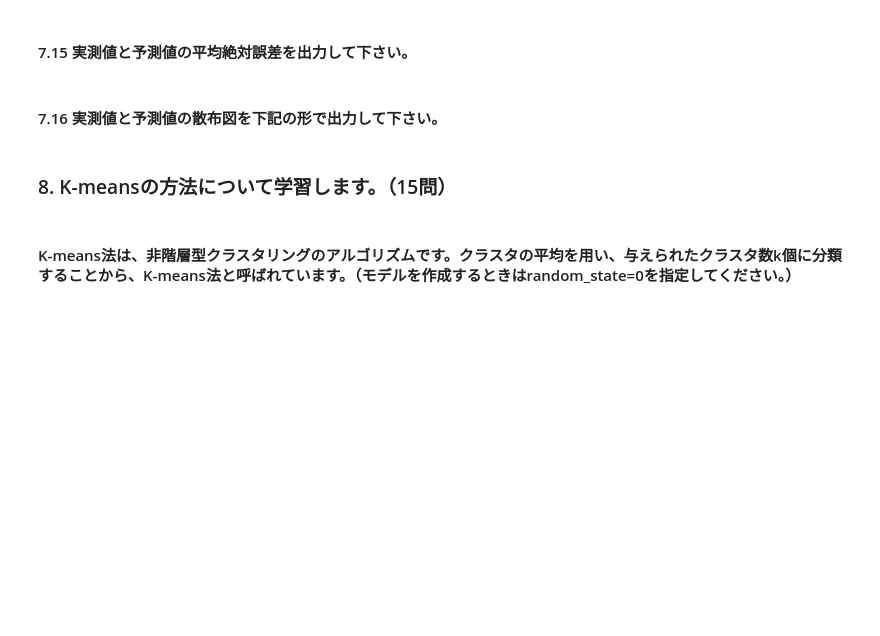
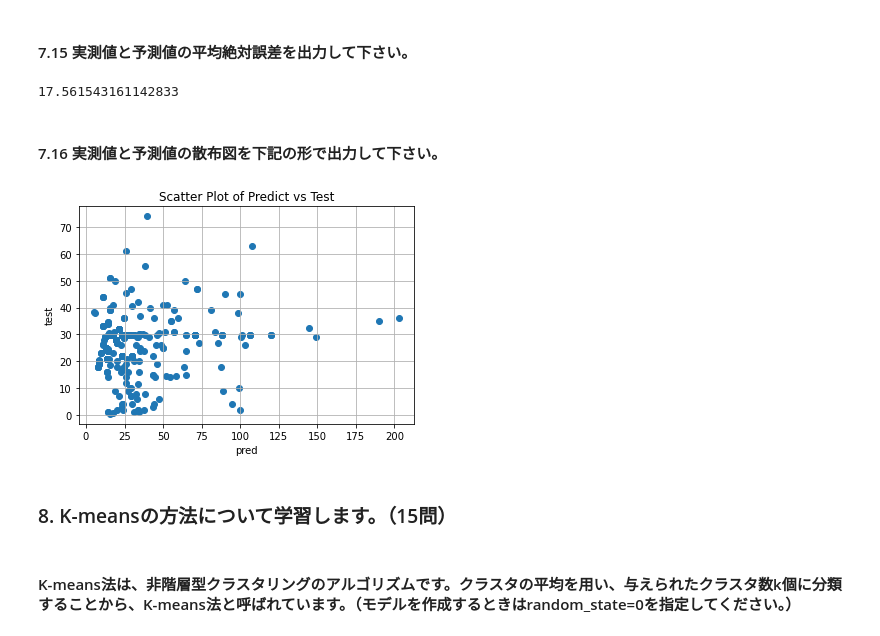
Before and after one commit to Ryo-15/dwc_ai_exercise, a Jupyter notebook: 04_machine_learning/machine_learning_editor.ipynb, the cells around one changed output. Cells and saved outputs as stored; diff of their text form; code cells hidden in the pictures; blank space fills up the shorter version.

```diff
--- a/04_machine_learning/machine_learning_editor.ipynb
+++ b/04_machine_learning/machine_learning_editor.ipynb
@@ -873,3 +873,12 @@ plt.show()
 [figure]
 # %% [markdown]
 #### 7.10 目的変数が量的変数の場合（回帰）を確認していきましょう。目的変数を「fare」に変更し、説明変数から削除して下さい。「age」,「sibsp」,「parch」,「sex」から「fare」を予測するモデルを作成することになります。
+# %%
+y_train = X_train['fare']
+y_test = X_test['age']
+X_train.drop('fare',axis=1,inplace=True)
+X_test.drop('fare',axis=1,inplace=True)
+print('X_train:',X_train.columns)
+print('X_test:',X_test.columns)
+print('y_train',y_train.head())
+print('y_test',y_test.head())
@@ -878,2 +904,5 @@ plt.show()
 # %% [markdown]
 #### 7.12 ランダムフォレスト（回帰木）を読み込んで、「random_forest」と言う変数名に設定して下さい。その上で引数random_stateのみ「0」を指定し、下記のようなランダムフォレストのパラメータ値を出力してください。※random_stateに数字を入れることで、結果を固定することができます。
+# %%
+random_forest = RandomForestRegressor(random_state=0)
+random_forest
@@ -880,2 +911,5 @@ plt.show()
 # %% [markdown]
 #### 7.13 fit関数を使い、学習データを使用して、ランダムフォレストの学習を行って下さい。
+# %%
+random_forest = random_forest.fit(X_train, y_train)
+random_forest
@@ -882,2 +918,5 @@ plt.show()
 # %% [markdown]
 #### 7.14 作成したモデルを用いて、新規データ（X_test）に対する予測値を出力（上から50行）してください。※ここが「予測」と呼ばれる処理になります。
+# %%
+y_pred = random_forest.predict(X_test)
+y_pred[:49]
@@ -884,7 +937,21 @@ plt.show()
 # %% [markdown]
 #### 7.15 実測値と予測値の平均絶対誤差を出力して下さい。
+# %%
+from sklearn.metrics import mean_absolute_error
+mean_absolute_error(y_test,y_pred)
+# %% [output]
+17.561543161142833
 # %% [markdown]
 #### 7.16 実測値と予測値の散布図を下記の形で出力して下さい。
+# %%
+plt.scatter(y_pred,y_test)
+plt.title('Scatter Plot of Predict vs Test')
+plt.xlabel('pred')
+plt.ylabel('test')
+plt.grid()
+plt.show()
+# %% [output]
+[figure, added]
 # %% [markdown]
 ### 8. K-meansの方法について学習します。（15問）
 # %% [markdown]
```
Also changed, not shown: parts of 20 cells of this notebook.
